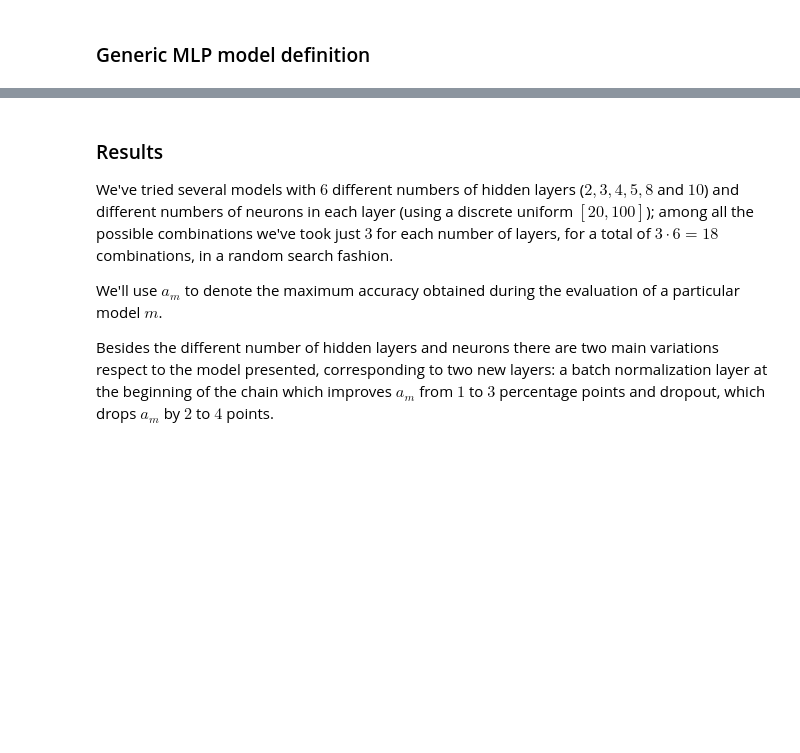
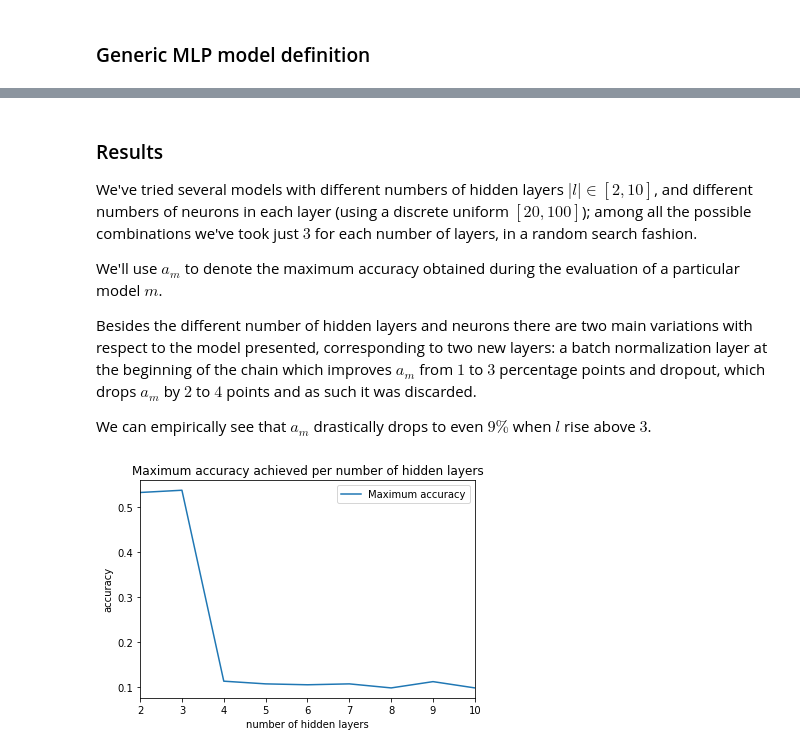
Before and after one commit to rom42pla/aml_hw2, a Jupyter notebook: report.ipynb, the cells around one changed output, grey strips where cells are left out. Cells and saved outputs as stored; diff of their text form; code cells hidden in the pictures; blank space fills up the shorter version.

Commit message:
Updated the report for point 4

```diff
--- a/report.ipynb
+++ b/report.ipynb
@@ -107,7 +108,6 @@ def update_lr(optimizer, lr):
 ### Parameters' configuration
 # %%
 device = torch.device('cuda' if torch.cuda.is_available() else 'cpu')
-print('Using device: %s' % device)
 
 tests_json_filepath = "./pytorch_accuracies.json"
 input_size = 32 * 32 * 3
@@ -120,4 +120,7 @@ learning_rate_decay = 0.95
 reg = 0.001
 num_training = 49000
 num_validation = 1000
-train = False
+
+# wheter to train and tests new neural networks
+# if a new training has started, the .json file will be emptied
+do_tests = True
@@ -287,7 +288,9 @@ KeyboardInterrupt:
 # %% [markdown]
 ### Results
-We've tried several models with $6$ different numbers of hidden layers ($2, 3, 4, 5, 8$ and $10$) and different numbers of neurons in each layer (using a discrete uniform $[20, 100]$); among all the possible combinations we've took just $3$ for each number of layers, for a total of $3 \cdot 6 = 18$ combinations, in a random search fashion.
+We've tried several models with different numbers of hidden layers $|l| \in [2, 10]$, and different numbers of neurons in each layer (using a discrete uniform $[20, 100]$); among all the possible combinations we've took just $3$ for each number of layers, in a random search fashion.
 
 We'll use $a_m$ to denote the maximum accuracy obtained during the evaluation of a particular model $m$.
 
-Besides the different number of hidden layers and neurons there are two main variations respect to the model presented, corresponding to two new layers: a batch normalization layer at the beginning of the chain which improves $a_m$ from $1$ to $3$ percentage points and dropout, which drops $a_m$ by $2$ to $4$ points.
+Besides the different number of hidden layers and neurons there are two main variations with respect to the model presented, corresponding to two new layers: a batch normalization layer at the beginning of the chain which improves $a_m$ from $1$ to $3$ percentage points and dropout, which drops $a_m$ by $2$ to $4$ points and as such it was discarded.
+
+We can empirically see that $a_m$ drastically drops to even $9\%$ when $l$ rise above $3$.
@@ -293,0 +300,30 @@ Besides the different number of hidden layers and neurons there are two main var
+# %%
+# loads the tests json
+tests_history = []
+with open(tests_json_filepath, "r") as fp:
+    tests_history = [value for value in json.load(fp).values()]
+
+layers_combinations = [test["layers_combination"] for test in tests_history]
+num_layers = []
+performances_by_layers_no = {}
+for test in tests_history:
+    layers = test["layers_combination"]
+    accuracy = max(test["accuracies"])
+    if len(layers)+1 not in performances_by_layers_no.keys():
+        performances_by_layers_no[len(layers)+1] = accuracy
+    else:
+        performances_by_layers_no[len(layers)+1] = max(accuracy, performances_by_layers_no[len(layers)+1])
+
+performances_by_layers_no = performances_by_layers_no.items()
+layers, accuracies = [value[0] for value in performances_by_layers_no], [value[1]/100 for value in performances_by_layers_no]
+performances_by_layers_no = pd.DataFrame(accuracies, columns=["Maximum accuracy"], index=layers)
+ax = performances_by_layers_no.plot()
+ax.set_title('Maximum accuracy achieved per number of hidden layers')
+ax.set_ylabel('accuracy')
+ax.set_xlabel('number of hidden layers')
+plt.legend()
+plt.show()
+
+print(f"Maximum achieved accuracy: {max(accuracies)} with {layers[accuracies.index(max(accuracies))]} layers")
+# %% [output]
+[figure, added]
```
Also changed, not shown: parts of 7 cells of this notebook, 1 other file.
